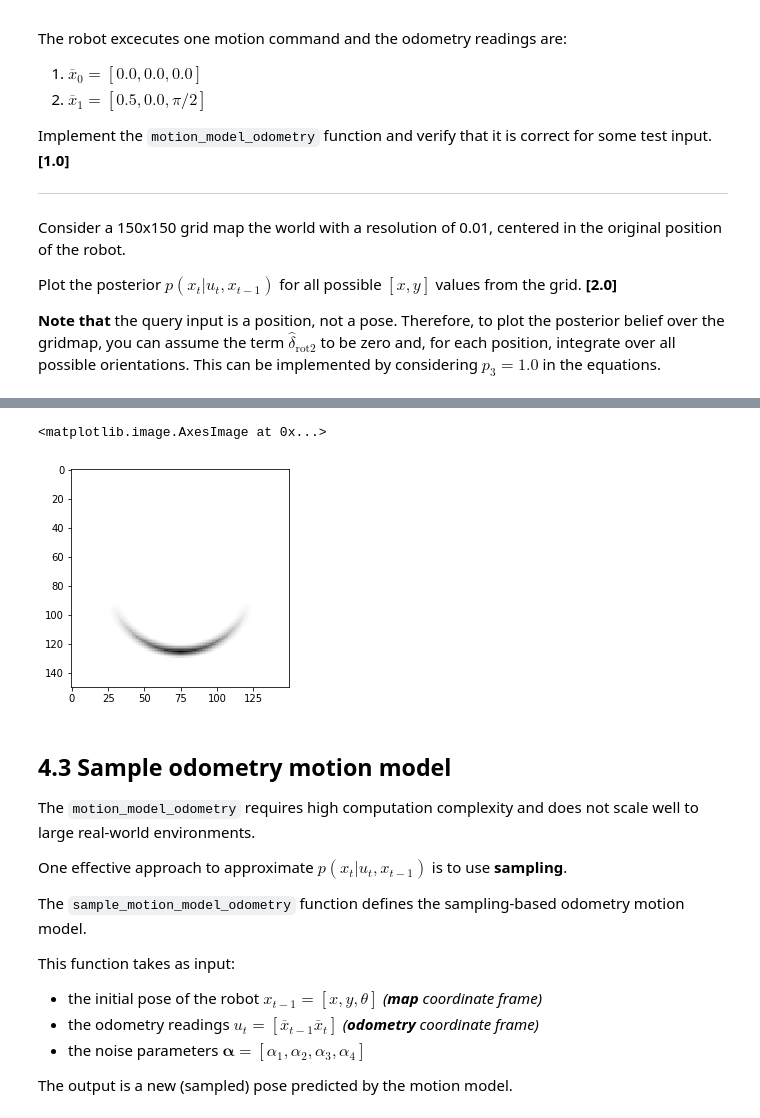
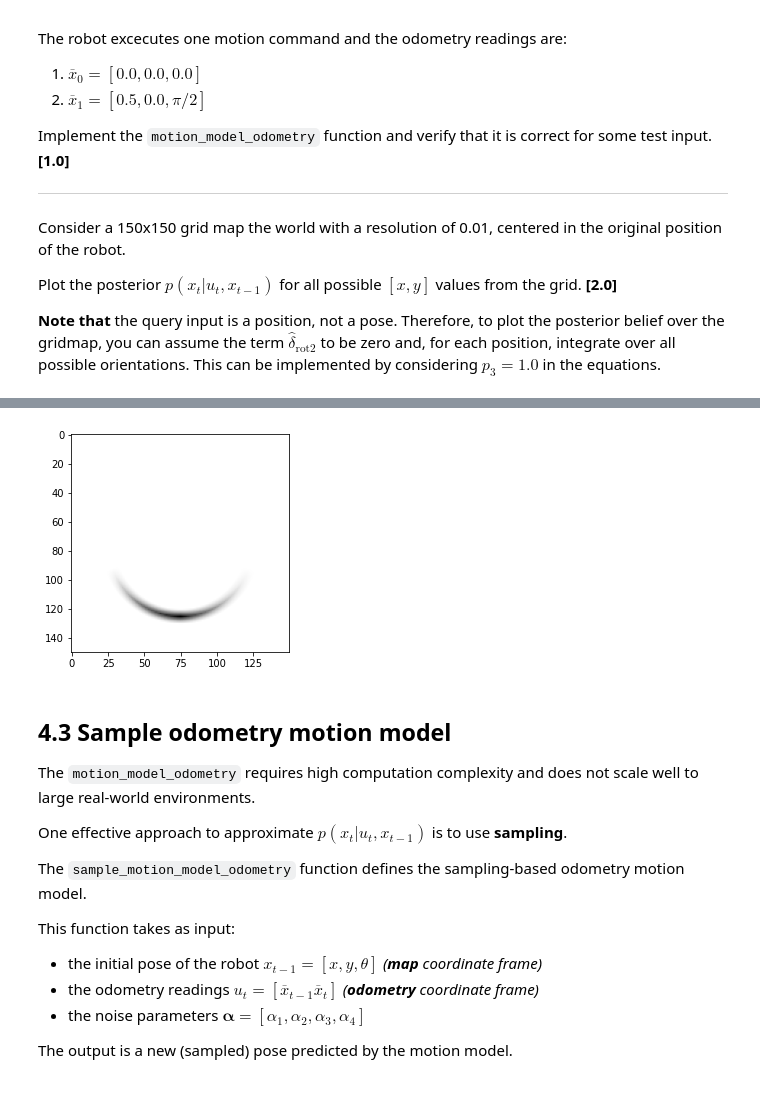
Before and after one commit to abdulahad01/mobileRobotics, a Jupyter notebook: 2020-mobilerobotics-online-ex03-motion-model/ex4.ipynb, the cells around one changed output, grey strips where cells are left out. Saved outputs shown, nothing was run; the diff lists cells and outputs as text; code cells hidden in the pictures.

```diff
--- a/2020-mobilerobotics-online-ex03-motion-model/ex4.ipynb
+++ b/2020-mobilerobotics-online-ex03-motion-model/ex4.ipynb
@@ -79,9 +84,13 @@ plt.scatter(x,p)
 # %%
-grid_map = np.zeros((150,150))
+gridmap = np.zeros((150,150))
 u_t      = [[0.0,0.0,0.0],[0.5,0.0,math.pi/2]]
 x_init   = [2.0,3.0,0.0]
 alpha    = [1.0,1.0,0.01,0.01]
 
-for i in range(grid_map.shape[0]):
-    for j in range(grid_map.shape[1]):
-        grid_map[i][j] = motion_model_odometry(x_init, map2world(grid_map,i, j, x_init,), u_t, alpha,gridmap = True)
+for i in range(gridmap.shape[0]):
+    for j in range(gridmap.shape[1]):
+        gridmap[i][j] = motion_model_odometry(x_init, map2world(gridmap,i, j, x_init,), u_t, alpha)
+
+plot_map(gridmap)
+# %% [output]
+[figure, added]
@@ -97,8 +97,3 @@ for i in range(gridmap.shape[0]):
-# %%
-plt.imshow(gridmap,cmap='Greys')
-# %% [output]
-<matplotlib.image.AxesImage at 0x...>
-[figure, removed]
 # %% [markdown]
 ## 4.3 Sample odometry motion model
 
```
Also changed, not shown: parts of 8 cells of this notebook, 2 other files.
